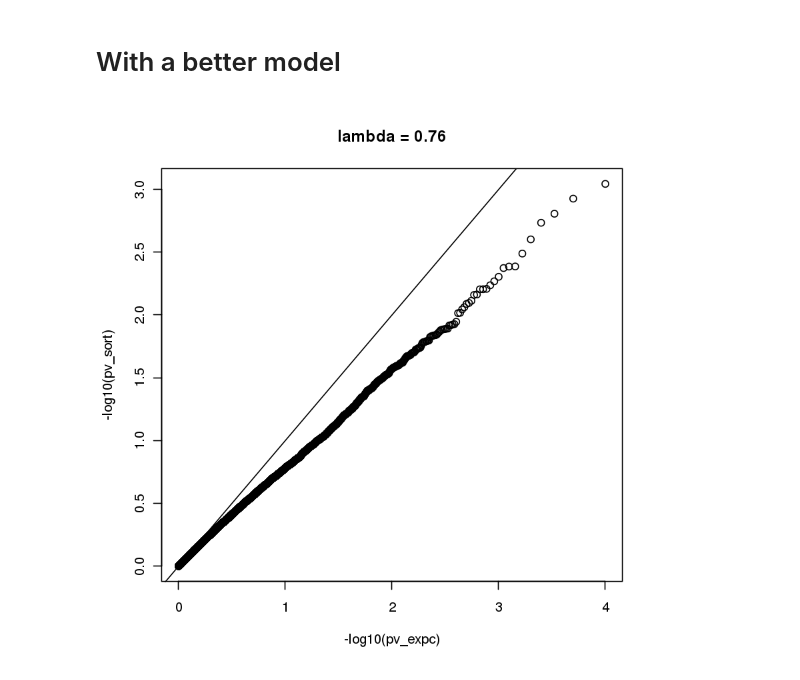
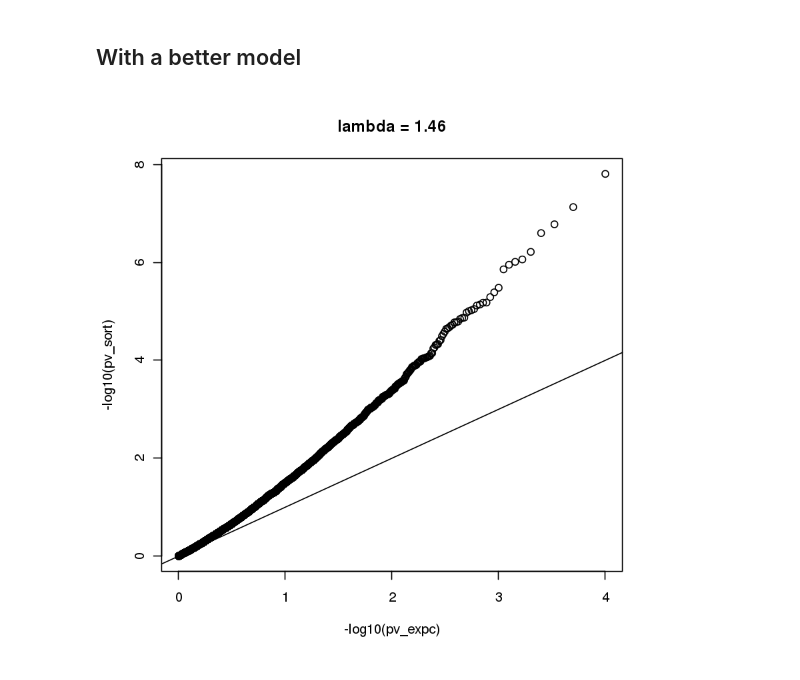
Before and after one commit to hirotaka-i/sandbox, a Jupyter notebook: AlphaInflationForInteractionTerm.ipynb, the cells around one changed output. Drawn from its saved outputs; the diff is of its cells as text; code cells hidden in the pictures.

```diff
--- a/AlphaInflationForInteractionTerm.ipynb
+++ b/AlphaInflationForInteractionTerm.ipynb
@@ -12,7 +12,7 @@ x2 = rnorm(n, 30, 10)
 y = b0 + b1 * x1 + b2 * x2 + b3 * (x2-30)^2 + rnorm(n, 0, 12)
 e = rbinom(n, 2, 0.3)
 test.func = function(i){
-  e_perm = sample(e, replace = F)
+  e_perm = sample(e, n, replace = F)
   m1= summary(lm(y ~ x1 + x2 * e_perm ))
   pv_intraction = m1$coefficients[5,4] # pvalue for interaction
   return (pv_intraction)
@@ -33,13 +33,13 @@ title(sprintf("lambda = %.2f", lambda))
 # %%
 library(sandwich)
 test2.func = function(i){
-  e_perm = sample(e)
+  e_perm = sample(e, n, replace = F)
   m1= lm(y ~ x1 + x2 * e_perm)
   t_intraction = m1$coefficients[5]/sqrt(vcovHC(m1, type = "HC")[5,5])
   pv_interaction = 2 * pt(-abs(t_intraction), df = m1$df, lower.tail = T)
   return (pv_interaction)
 }
-test = mclapply(1:N_test, test2.func) # can use mc.cores > 1 if not windows.
+test = mclapply(1:N_test, test2.func, mc.cores = 2) # can use mc.cores > 1 if not windows.
 pv_sort = sort(do.call(rbind, test))
 plot(-log10(pv_expc), -log10(pv_sort))
 abline(0, 1)
@@ -50,17 +50,17 @@ title(sprintf("lambda = %.2f", lambda))
 # %% [markdown]
-# With a better model
+## With a better model
 # %%
 test3.func = function(i){
-  e_perm = sample(e)
+  e_perm = sample(e, n, replace = F)
   m1= summary(lm(y ~ x1 + I(x2^2) + x2 * e_perm))
   pv_intraction = m1$coefficients[6,4] # pvalue for interaction
   return (pv_intraction)
 }
-test = mclapply(1:N_test, test3.func) # can use mc.cores > 1 if not windows.
+test = mclapply(1:N_test, test2.func, mc.cores = 2) # can use mc.cores > 1 if not windows.
 pv_sort = sort(do.call(rbind, test))
 plot(-log10(pv_expc), -log10(pv_sort))
 abline(0, 1)
 lambda = qchisq(1-median(pv_sort),1) / qchisq(1-median(0.5),1)
 title(sprintf("lambda = %.2f", lambda))
 # %% [output]
-[figure, old version]
+[figure, new version]
```
Also changed, not shown: parts of 9 cells of this notebook.
